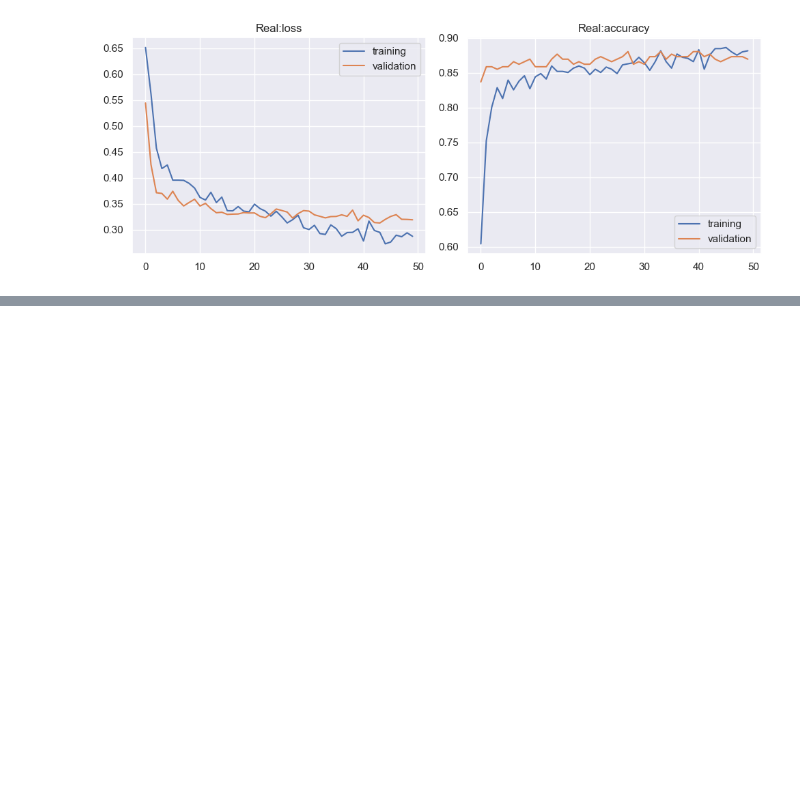
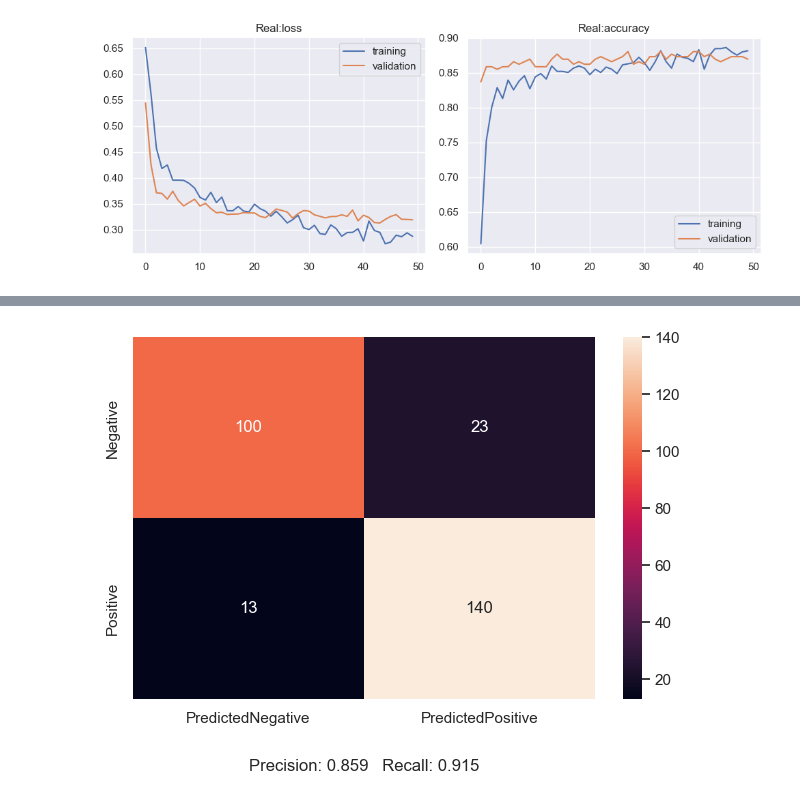
Before and after one commit to RickCraco/computer-science-project, a Jupyter notebook: notebooks/heart_disease_classification_ctgan_xai.ipynb, the cells around one changed output, grey strips where cells are left out. Cells and saved outputs as stored; diff of their text form; code cells hidden in the pictures; blank space fills up the shorter version.

```diff
--- a/notebooks/heart_disease_classification_ctgan_xai.ipynb
+++ b/notebooks/heart_disease_classification_ctgan_xai.ipynb
@@ -1034,0 +1072,6 @@ plot_learning_curve(history_real, "Real")
+# %%
+y_pred_test_real = model_real.predict(X_test_real)
+y_pred_test_real = (y_pred_test_real > 0.5).astype(int)
+
+fig = plot_confusion_matrix(y_test_real, y_pred_test_real)
+# %% [output]
@@ -1034,0 +1079 @@ plot_learning_curve(history_real, "Real")
+[figure, added]
```
Also changed, not shown: parts of 9 cells of this notebook.
